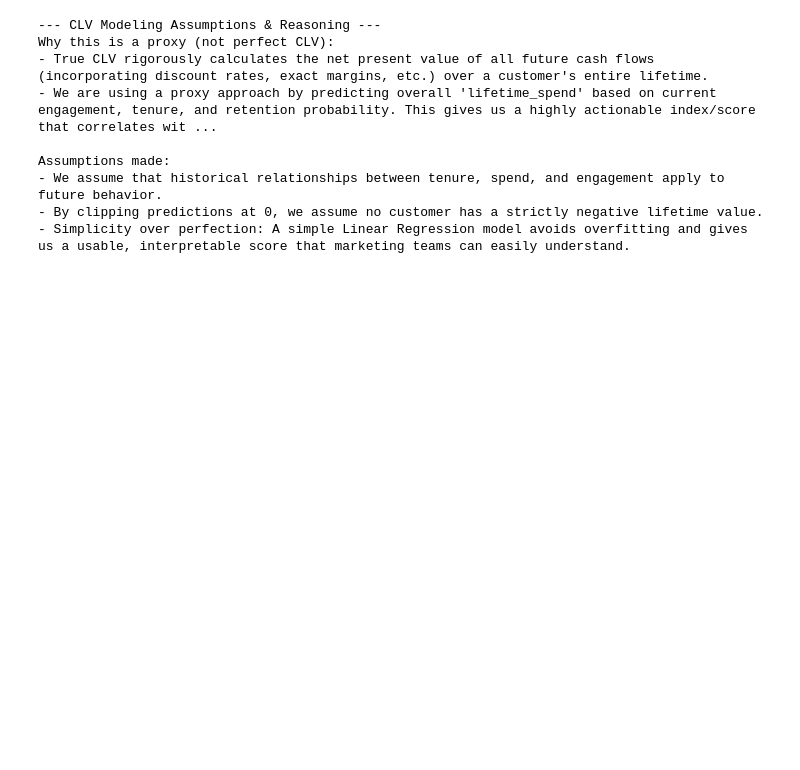
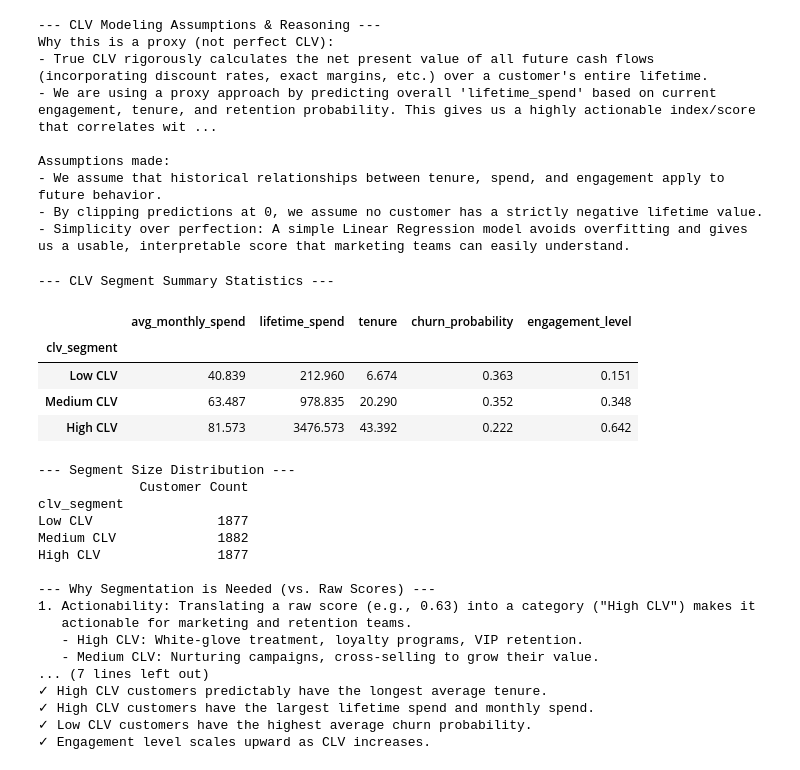
Before and after one commit to pavanmandapaka/Customer-Churn-LTV-Analysis, a Jupyter notebook: 04_clv_analysis.ipynb, the cells around one changed output. Drawn from its saved outputs; the diff is of its cells as text; code cells hidden in the pictures; blank space fills up the shorter version.

Commit message:
added CLV customer segmentation and summary statistics

```diff
--- a/04_clv_analysis.ipynb
+++ b/04_clv_analysis.ipynb
@@ -458,3 +458,70 @@ Assumptions made:
 - We assume that historical relationships between tenure, spend, and engagement apply to future behavior.
 - By clipping predictions at 0, we assume no customer has a strictly negative lifetime value.
 - Simplicity over perfection: A simple Linear Regression model avoids overfitting and gives us a usable, interpretable score that marketing teams can easily understand.
+# %%
+# ══════════════════════════════════════════════════════════════════════════
+# PHASE 5 PART 3: CLV SEGMENTATION
+# ══════════════════════════════════════════════════════════════════════════
+import pandas as pd
+
+# 1. & 4. Segment Customers / Create clv_segment column
+# Using pd.qcut to divide the data into 3 roughly equal buckets (tertiles)
+clv_data['clv_segment'] = pd.qcut(
+    clv_data['clv_score'],
+    q=[0, 0.333, 0.667, 1.0],
+    labels=['Low CLV', 'Medium CLV', 'High CLV']
+)
+
+# 2. Analyze each segment (Calculate Averages)
+key_metrics = ['avg_monthly_spend', 'lifetime_spend', 'tenure', 'churn_probability', 'engagement_level']
+segment_summary = clv_data.groupby('clv_segment')[key_metrics].mean().round(3)
+
+print("--- CLV Segment Summary Statistics ---")
+display(segment_summary)
+
+print("\n--- Segment Size Distribution ---")
+print(clv_data['clv_segment'].value_counts(sort=False).to_frame(name='Customer Count'))
+
+# 3. & 5. Reasoning and Validation
+print("""
+--- Why Segmentation is Needed (vs. Raw Scores) ---
+1. Actionability: Translating a raw score (e.g., 0.63) into a category ("High CLV") makes it
+   actionable for marketing and retention teams.
+   - High CLV: White-glove treatment, loyalty programs, VIP retention.
+   - Medium CLV: Nurturing campaigns, cross-selling to grow their value.
+   - Low CLV: Cost-to-serve optimization, automated interventions, low-cost marketing.
+
+2. Communication: Business stakeholders understand discrete tiers much better than continuous
+   probability or normalized scales.
+
+--- Validation ---
+As seen in the summary statistics above, the segments behave intuitively:
+✓ High CLV customers predictably have the longest average tenure.
+✓ High CLV customers have the largest lifetime spend and monthly spend.
+✓ Low CLV customers have the highest average churn probability.
+✓ Engagement level scales upward as CLV increases.
+""")
+# %% [output]
+--- CLV Segment Summary Statistics ---
+|  | avg_monthly_spend | lifetime_spend | tenure | churn_probability | engagement_level |
+| clv_segment |  |  |  |  |  |
+| Low CLV | 40.839 | 212.960 | 6.674 | 0.363 | 0.151 |
+| Medium CLV | 63.487 | 978.835 | 20.290 | 0.352 | 0.348 |
+| High CLV | 81.573 | 3476.573 | 43.392 | 0.222 | 0.642 |
+--- Segment Size Distribution ---
+             Customer Count
+clv_segment
+Low CLV                1877
+Medium CLV             1882
+High CLV               1877
+
+--- Why Segmentation is Needed (vs. Raw Scores) ---
+1. Actionability: Translating a raw score (e.g., 0.63) into a category ("High CLV") makes it
+   actionable for marketing and retention teams.
+   - High CLV: White-glove treatment, loyalty programs, VIP retention.
+   - Medium CLV: Nurturing campaigns, cross-selling to grow their value.
+... (7 lines left out)
+✓ High CLV customers predictably have the longest average tenure.
+✓ High CLV customers have the largest lifetime spend and monthly spend.
+✓ Low CLV customers have the highest average churn probability.
+✓ Engagement level scales upward as CLV increases.
```
